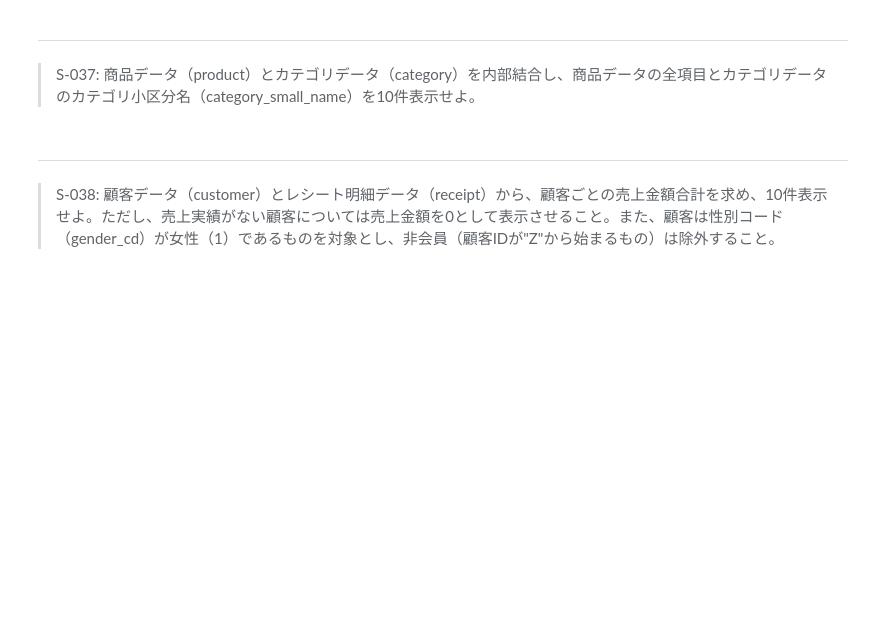
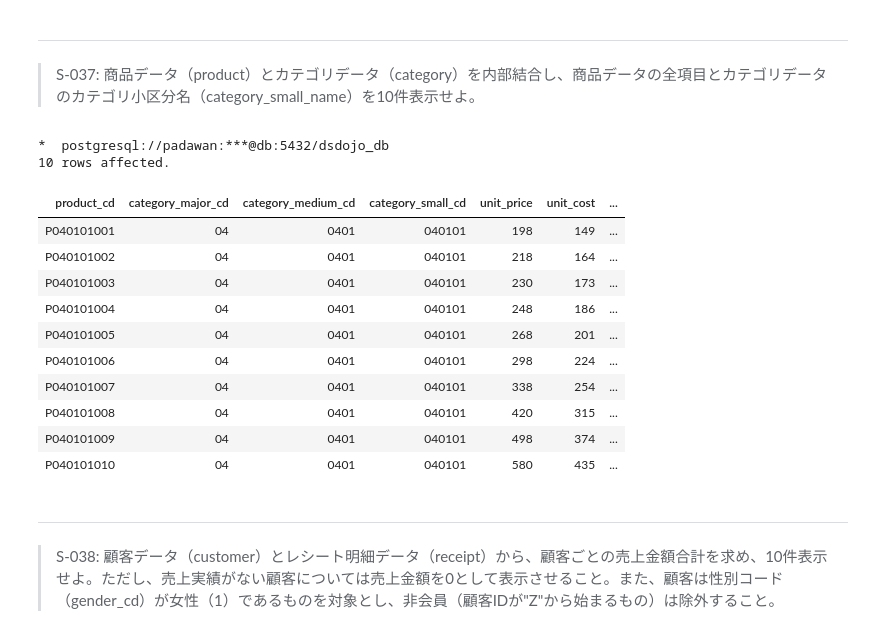
Before and after one commit to The-Japan-DataScientist-Society/100knocks-preprocess, a Jupyter notebook: docker/work/preprocess_knock_SQL.ipynb, the cells around one changed output. Cells and saved outputs as stored; diff of their text form; code cells hidden in the pictures; blank space fills up the shorter version.

```diff
--- a/docker/work/preprocess_knock_SQL.ipynb
+++ b/docker/work/preprocess_knock_SQL.ipynb
@@ -754,3 +837,23 @@ FROM receipt
+# %%
+%%sql
+SELECT product.*, category_small_name
+FROM product
+INNER JOIN category ON product.category_small_cd = category.category_small_cd
+LIMIT 10;
+# %% [output]
+*  postgresql://padawan:***@db:5432/dsdojo_db
+10 rows affected.
+| product_cd | category_major_cd | category_medium_cd | category_small_cd | unit_price | unit_cost | ... |
+| P040101001 | 04 | 0401 | 040101 | 198 | 149 | ... |
+| P040101002 | 04 | 0401 | 040101 | 218 | 164 | ... |
+| P040101003 | 04 | 0401 | 040101 | 230 | 173 | ... |
+| P040101004 | 04 | 0401 | 040101 | 248 | 186 | ... |
+| P040101005 | 04 | 0401 | 040101 | 268 | 201 | ... |
+| P040101006 | 04 | 0401 | 040101 | 298 | 224 | ... |
+| P040101007 | 04 | 0401 | 040101 | 338 | 254 | ... |
+| P040101008 | 04 | 0401 | 040101 | 420 | 315 | ... |
+| P040101009 | 04 | 0401 | 040101 | 498 | 374 | ... |
+| P040101010 | 04 | 0401 | 040101 | 580 | 435 | ... |
 # %% [markdown]
 ---
 > S-038: 顧客データ（customer）とレシート明細データ（receipt）から、顧客ごとの売上金額合計を求め、10件表示せよ。ただし、売上実績がない顧客については売上金額を0として表示させること。また、顧客は性別コード（gender_cd）が女性（1）であるものを対象とし、非会員（顧客IDが"Z"から始まるもの）は除外すること。
```
Also changed, not shown: parts of 12 cells of this notebook, 1 other file.
